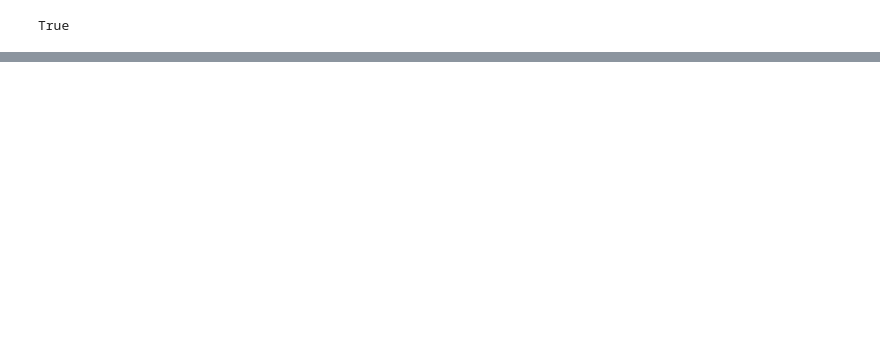
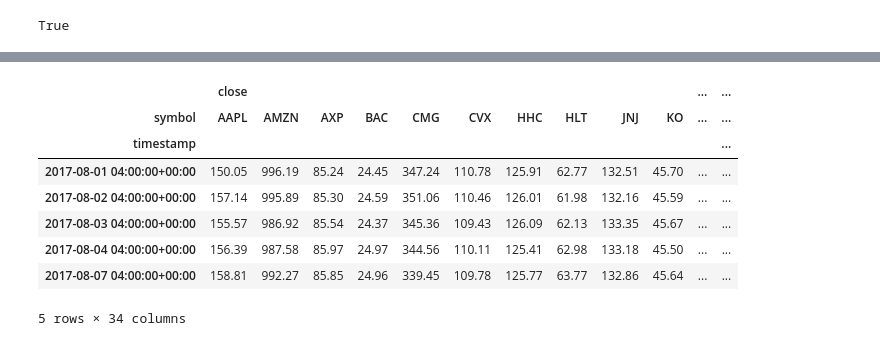
Before and after one commit to JeffSmith-ok/Stock_Project, a Jupyter notebook: Nasdaq_selected_MC.ipynb, the cells around one changed output, grey strips where cells are left out. Drawn from its saved outputs; the diff is of its cells as text; code cells hidden in the pictures; blank space fills up the shorter version.

```diff
--- a/Nasdaq_selected_MC.ipynb
+++ b/Nasdaq_selected_MC.ipynb
@@ -26,0 +64,14 @@ alpaca = tradeapi.REST(
+# %%
+ticker_data_pivoted = ticker_data.pivot(columns='symbol', values=['close', 'open']
+)
+ticker_data_pivoted.head()
+# %% [output]
+|  | close |  |  |  |  |  |  |  |  |  | ... | ... |
+| symbol | AAPL | AMZN | AXP | BAC | CMG | CVX | HHC | HLT | JNJ | KO | ... | ... |
+| timestamp |  |  |  |  |  |  |  |  |  |  |  | ... |
+| 2017-08-01 04:00:00+00:00 | 150.05 | 996.19 | 85.24 | 24.45 | 347.24 | 110.78 | 125.91 | 62.77 | 132.51 | 45.70 | ... | ... |
+| 2017-08-02 04:00:00+00:00 | 157.14 | 995.89 | 85.30 | 24.59 | 351.06 | 110.46 | 126.01 | 61.98 | 132.16 | 45.59 | ... | ... |
+| 2017-08-03 04:00:00+00:00 | 155.57 | 986.92 | 85.54 | 24.37 | 345.36 | 109.43 | 126.09 | 62.13 | 133.35 | 45.67 | ... | ... |
+| 2017-08-04 04:00:00+00:00 | 156.39 | 987.58 | 85.97 | 24.97 | 344.56 | 110.11 | 125.41 | 62.98 | 133.18 | 45.50 | ... | ... |
+| 2017-08-07 04:00:00+00:00 | 158.81 | 992.27 | 85.85 | 24.96 | 339.45 | 109.78 | 125.77 | 63.77 | 132.86 | 45.64 | ... | ... |
+5 rows × 34 columns
```
Also changed, not shown: parts of 21 cells of this notebook.
